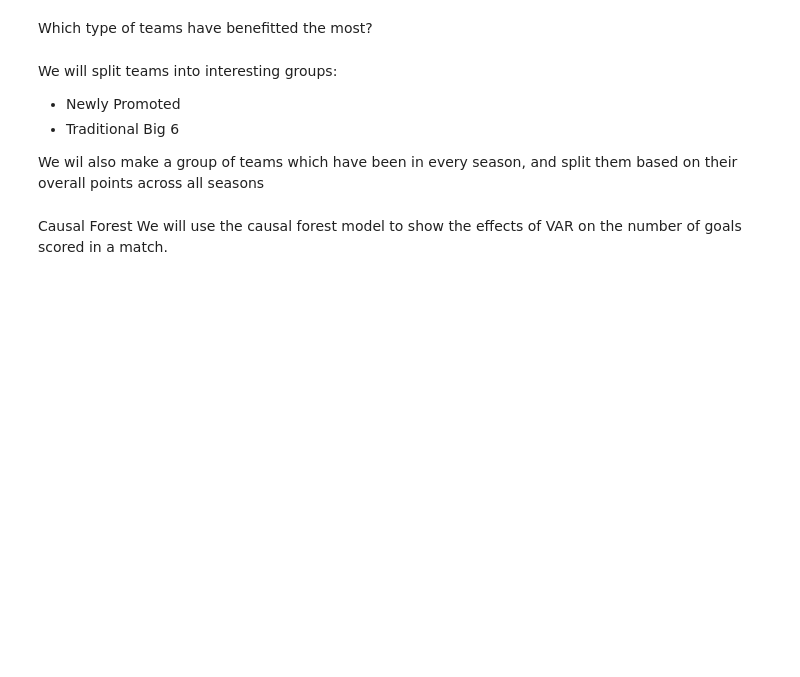
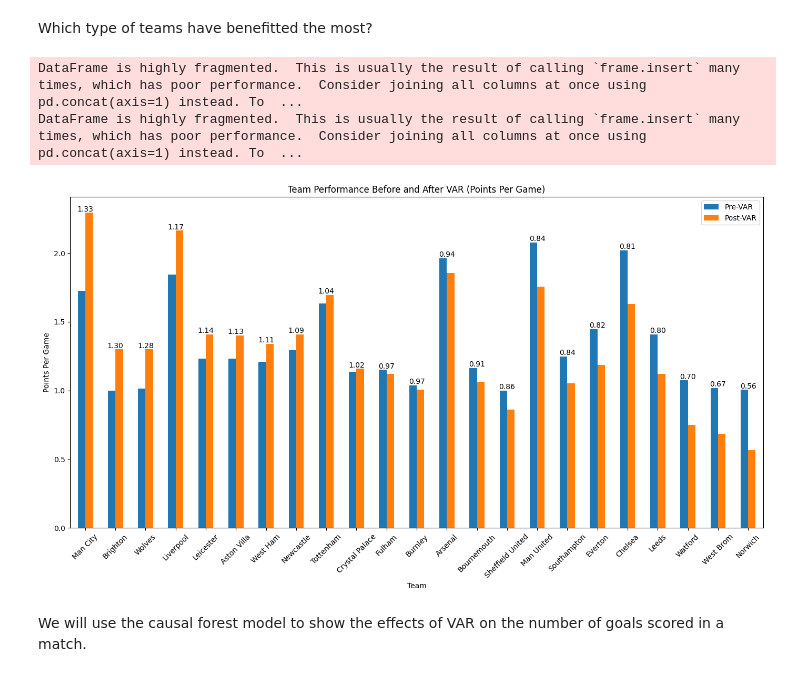
Before and after one commit to dapUoE/Effects-of-VAR-on-English-Football, a Jupyter notebook: Jupyter_Analysis.ipynb, the cells around one changed output. Saved outputs shown, nothing was run; the diff lists cells and outputs as text; code cells hidden in the pictures; blank space fills up the shorter version.

```diff
--- a/Jupyter_Analysis.ipynb
+++ b/Jupyter_Analysis.ipynb
@@ -500,14 +499,80 @@ DataFrame is highly fragmented.  This is usually the result of calling `frame.in
 [figure]
 # %% [markdown]
 Which type of teams have benefitted the most?
-# %% [markdown]
-We will split teams into interesting groups:
-- Newly Promoted
-- Traditional Big 6
-
-We wil also make a group of teams which have been in every season, and split them based on their overall points across all seasons
+# %%
+import pandas as pd
+import matplotlib.pyplot as plt
+
+# Assuming concatenated_df is already loaded
+
+# Calculate points for each game
+def calculate_points(row):
+    if row['FTR'] == 'H':
+        return pd.Series([3, 0], index=['home_points', 'away_points'])
+    elif row['FTR'] == 'A':
+        return pd.Series([0, 3], index=['home_points', 'away_points'])
+    else:
+        return pd.Series([1, 1], index=['home_points', 'away_points'])
+
+concatenated_df[['home_points', 'away_points']] = concatenated_df.apply(calculate_points, axis=1)
+
+# Define the VAR implementation date and separate the data
+var_start_date = pd.Timestamp('2019-06-01')
+pre_var_data = concatenated_df[concatenated_df['VAR'] == 0]
+post_var_data = concatenated_df[concatenated_df['VAR'] == 1]
+
+# Function to calculate total points and game counts
+def aggregate_data(data):
+    total_points = data.groupby('HomeTeam')['home_points'].sum().add(data.groupby('AwayTeam')['away_points'].sum(), fill_value=0)
+    game_counts = data.groupby('HomeTeam').size().add(data.groupby('AwayTeam').size(), fill_value=0)
+    points_per_game = total_points / game_counts
+    result = pd.DataFrame({
+        'Team': points_per_game.index,
+        'Points_Per_Game': points_per_game.values,
+        'Total_Points': total_points.values,
+        'Games_Played': game_counts.values
+    })
+    return result
+
+# Aggregate pre-VAR and post-VAR data
+pre_var_stats = aggregate_data(pre_var_data)
+post_var_stats = aggregate_data(post_var_data)
+
+# Merge the data for plotting
+team_performance = pd.merge(pre_var_stats, post_var_stats, on='Team', suffixes=('_Pre_VAR', '_Post_VAR'), how='outer')
+
+# Fill NaN values with 0 if any due to the outer join
+team_performance.fillna(0, inplace=True)
+
+# Remove teams not present in both periods
+team_performance = team_performance[(team_performance['Games_Played_Pre_VAR'] > 0) & (team_performance['Games_Played_Post_VAR'] > 0)]
+
+# Calculate the ratio of post-VAR to pre-VAR points per game
+team_performance['VAR_Impact_Ratio'] = team_performance['Points_Per_Game_Post_VAR'] / team_performance['Points_Per_Game_Pre_VAR']
+
+# Sort by VAR impact ratio from highest to lowest
+team_performance.sort_values('VAR_Impact_Ratio', ascending=False, inplace=True)
+
+# Plotting the results
+fig, ax = plt.subplots(figsize=(14, 8))
+team_performance.plot(x='Team', y=['Points_Per_Game_Pre_VAR', 'Points_Per_Game_Post_VAR'], kind='bar', ax=ax)
+plt.title('Team Performance Before and After VAR (Points Per Game)')
+plt.xlabel('Team')
+plt.ylabel('Points Per Game')
+plt.xticks(rotation=45)
+plt.legend(['Pre-VAR', 'Post-VAR'])
+
+# Annotate the VAR impact ratio on top of the bars
+for i, v in enumerate(team_performance['VAR_Impact_Ratio']):
+    ax.text(i, max(team_performance.iloc[i][['Points_Per_Game_Pre_VAR', 'Points_Per_Game_Post_VAR']]) + 0.01, f"{v:.2f}", color='black', ha='center')
+
+plt.tight_layout()
+plt.show()
+# %% [output]
+DataFrame is highly fragmented.  This is usually the result of calling `frame.insert` many times, which has poor performance.  Consider joining all columns at once using pd.concat(axis=1) instead. To  ...
+DataFrame is highly fragmented.  This is usually the result of calling `frame.insert` many times, which has poor performance.  Consider joining all columns at once using pd.concat(axis=1) instead. To  ...
+[figure, added]
 # %% [markdown]
-Causal Forest
 We will use the causal forest model to show the effects of VAR on the number of goals scored in a match.
 # %%
 import pandas as pd
```
Also changed, not shown: parts of 6 cells of this notebook, 1 other file.
